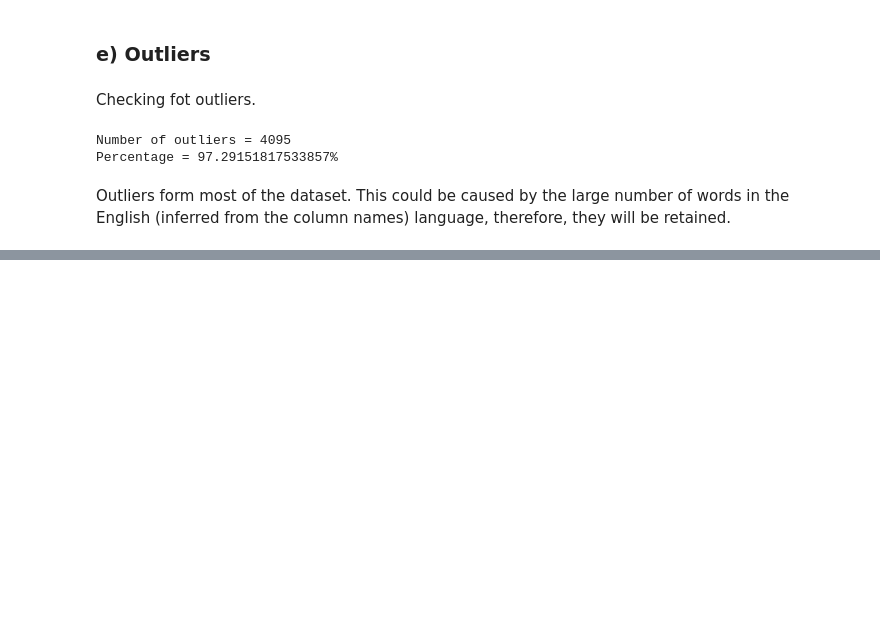
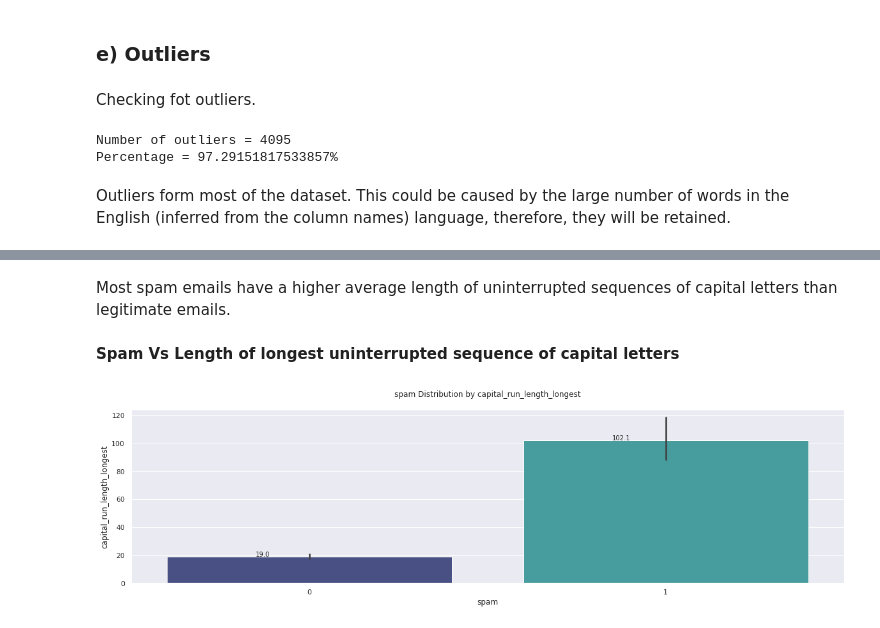
Before and after one commit to deborahmasibo/Moringa-Core-Module-2-Week-4-IP, a Jupyter notebook: Naive_Bayes_Classification.ipynb, the cells around one changed output, grey strips where cells are left out. Drawn from its saved outputs; the diff is of its cells as text; code cells hidden in the pictures; blank space fills up the shorter version.

```diff
--- a/Naive_Bayes_Classification.ipynb
+++ b/Naive_Bayes_Classification.ipynb
@@ -332,0 +453,9 @@ Outliers form most of the dataset. This could be caused by the large number of w
+# %% [markdown]
+Most spam emails have a higher average length of uninterrupted sequences of capital letters than legitimate emails.
+# %% [markdown]
+**Spam Vs Length of longest uninterrupted sequence of capital letters**
+# %%
+# Bar plot
+BarPlotBiv('spam', 'capital_run_length_longest', 0, spam_analysis)
+# %% [output]
+[figure, added]
```
Also changed, not shown: parts of 148 cells of this notebook.
